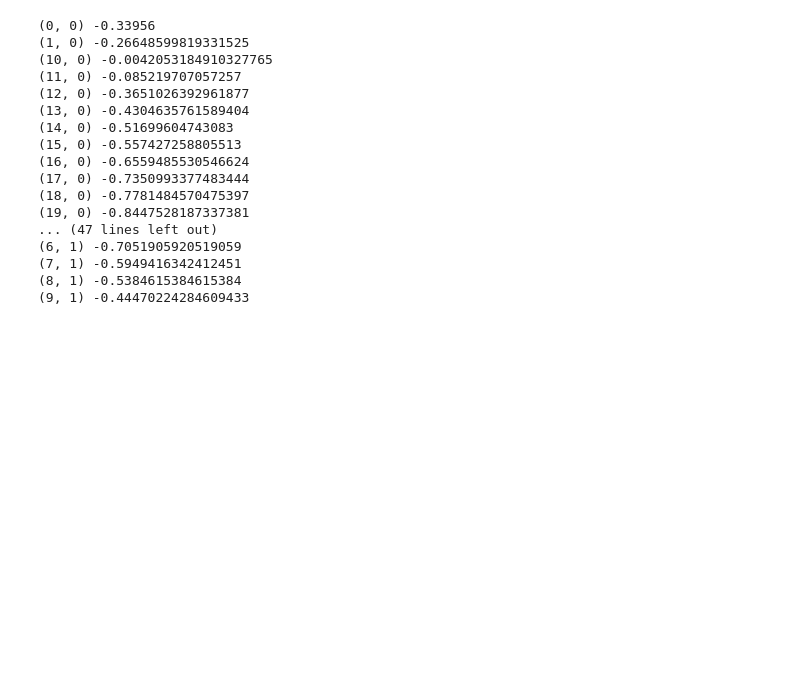
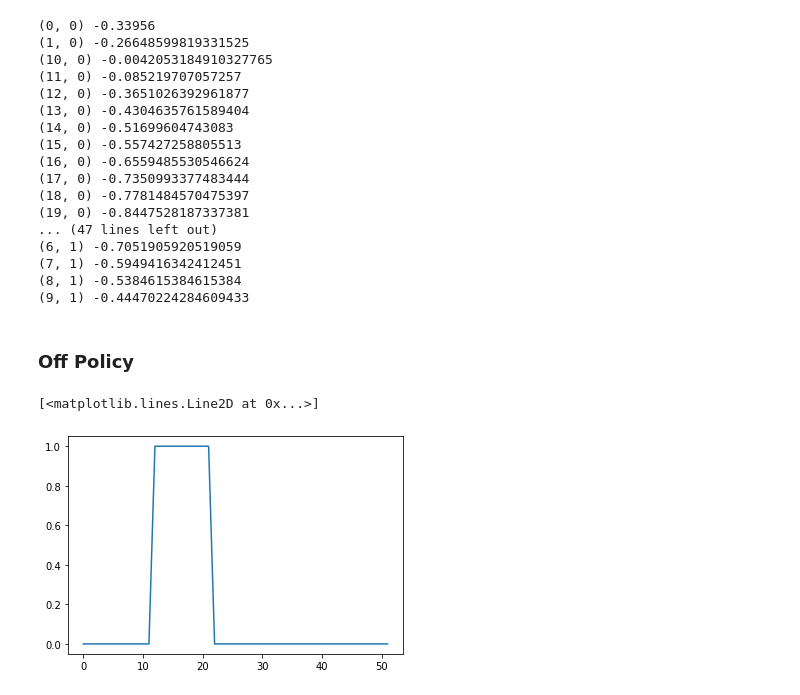
Before and after one commit to SanketAgrawal/ReinforcementLearning, a Jupyter notebook: Monte Carlo.ipynb, the cells around one changed output. Drawn from its saved outputs; the diff is of its cells as text; code cells hidden in the pictures; blank space fills up the shorter version.

Commit message:
Added the case of Off policy updation

```diff
--- a/Monte Carlo.ipynb
+++ b/Monte Carlo.ipynb
@@ -336,3 +336,20 @@ for key in sorted(R.keys(),key=lambda x:str(x[1])+'_'+str(x[0])):
 (7, 1) -0.5949416342412451
 (8, 1) -0.5384615384615384
 (9, 1) -0.44470224284609433
+# %% [markdown]
+### Off Policy
+# %%
+verbose = 0
+gamma = 0.1
+# %%
+#Choose stick(1) or hit(0)
+def get_action(num_sum):
+    if num_sum > 21:
+        return 1
+    return np.random.binomial(1, num_sum/21, 1)[0]
+
+#Get a new card
+def get_card():
+    #Ace is considered as 1 & 10, J, Q, K are considerded as 10
+    p = np.array([0.077, 0.077,0.077,0.077,0.077,0.077,0.077,0.077,0.077,0.30])/np.sum([0.077, 0.077,0.077,0.077,0.077,0.077,0.077,0.077,0.077,0.30])
+    return np.random.choice([1,2,3,4,5,6,7,8,9,10],p= p)
@@ -338,0 +414,26 @@ for key in sorted(R.keys(),key=lambda x:str(x[1])+'_'+str(x[0])):
+# %%
+Q = np.zeros((52,2))
+C = np.zeros((52,2))
+Policy = np.zeros(52)
+
+for epoch in range(50000):
+    episodes = generate_episodes(1)
+    for episode in episodes:
+        reward = 0
+        W = 1
+        for i in range(len(episode)-1,-1,-3):
+            reward = gamma * reward + episode[i]
+            C[episode[i-2]][episode[i-1]] += W
+            Q[episode[i-2]][episode[i-1]] = Q[episode[i-2]][episode[i-1]] + (W/C[episode[i-2]][episode[i-1]]) * (reward - Q[episode[i-2]][episode[i-1]])
+            Policy[episode[i-2]] = np.argmax(Q[episode[i-2]])
+            if Policy[episode[i-2]] != episode[i-1]:
+                break
+            if episode[i-1]:
+                W = (W * 21) / episode[i-2]
+            else:
+                W = (W * 21) / (21-episode[i-2])
+# %%
+plt.plot(Policy)
+# %% [output]
+[<matplotlib.lines.Line2D at 0x...>]
+[figure, added]
```
Also changed, not shown: parts of 2 cells of this notebook.
